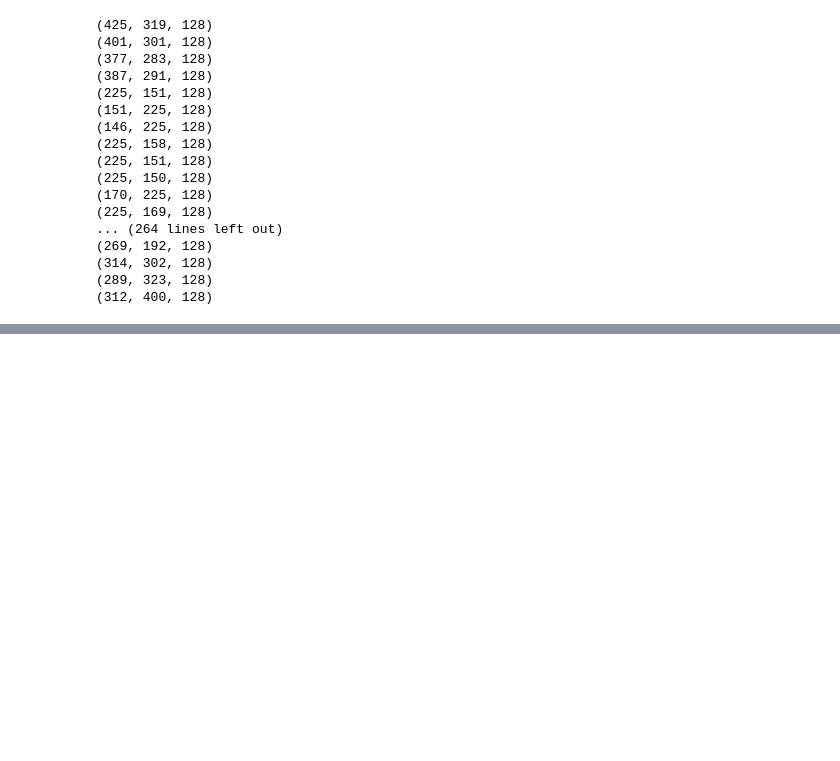
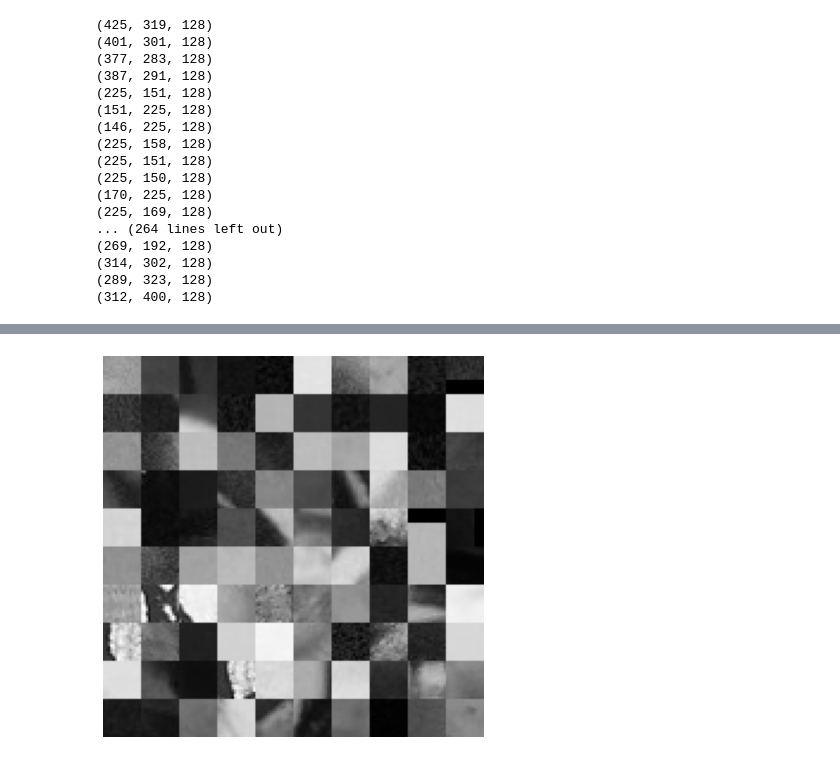
Before and after one commit to JoeBens/Photographer-Classifier, a Jupyter notebook: Sift_V2.ipynb, the cells around one changed output, grey strips where cells are left out. Drawn from its saved outputs; the diff is of its cells as text; code cells hidden in the pictures; blank space fills up the shorter version.

```diff
--- a/Sift_V2.ipynb
+++ b/Sift_V2.ipynb
@@ -327,0 +413,31 @@ print(data[0].shape)
+# %%
+def compute_regions(im, k=16, s=8):
+    x, y = dense_sampling(im) # before padding
+    im = auto_padding(im)
+    images = np.zeros((x.shape[0], y.shape[0], k, k))
+    for i in range(x.shape[0]):
+        for j in range(y.shape[0]):
+            images[i,j] = im[x[i]:x[i]+k, y[j]:y[j]+k]
+    return images
+# %%
+def get_regions(inames):
+    vdpaths = [os.path.join(path, iname) for iname in inames]
+
+    regions = []
+    for p in vdpaths:
+        im = cv.imread(p)
+        gray= cv.cvtColor(im,cv.COLOR_BGR2GRAY)
+        regions.append(compute_regions(gray))
+
+    k = regions[0].shape[-1]
+    n_reg = np.array([r.shape[0]*r.shape[1] for r in regions])
+    cs_reg = np.cumsum(n_reg)
+
+    regions = [r.reshape(-1, k, k) for r in regions]
+    regions = np.concatenate(regions, axis=0)
+
+    return regions
+# %%
+indexes = np.random.randint(0, len(inames), 30)
+sifts = [descriptors[i] for i in indexes]
+chosen_inames = [inames[i] for i in indexes]
@@ -327,0 +464,2 @@ print(data[0].shape)
+# %%
+regions = get_regions(chosen_inames)
@@ -327,0 +469,4 @@ print(data[0].shape)
+# %%
+display_images(regions[np.random.choice(len(regions), 100)]) # Show 100 random regions
+# %% [output]
+[figure, added]
```
Also changed, not shown: parts of 36 cells of this notebook, 2 other files.
